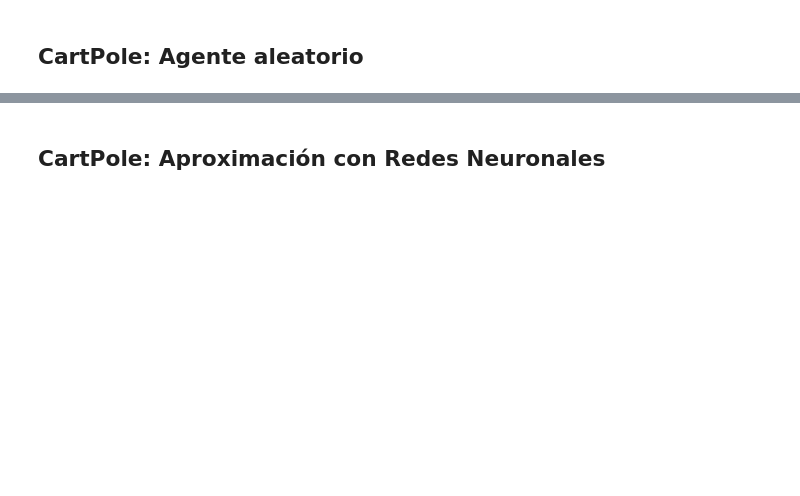
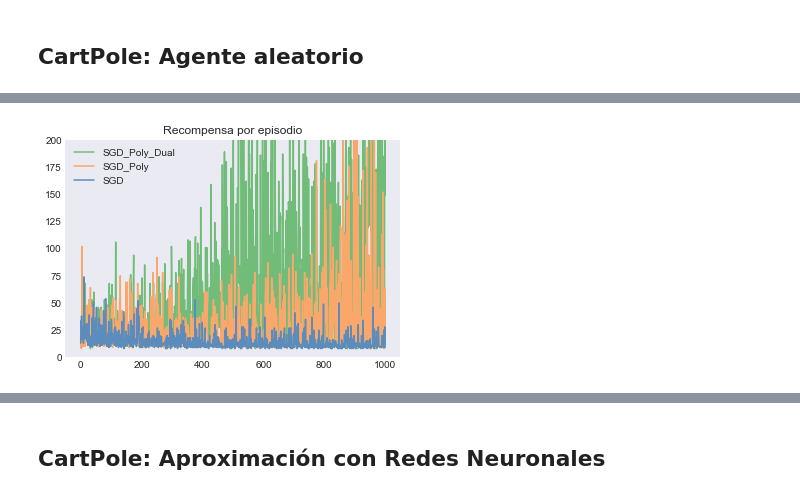
Before and after one commit to DiploDatos/AprendizajePorRefuerzos, a Jupyter notebook: Final-Lab.ipynb, the cells around one changed output, grey strips where cells are left out. Cells and saved outputs as stored; diff of their text form; code cells hidden in the pictures; blank space fills up the shorter version.

```diff
--- a/Final-Lab.ipynb
+++ b/Final-Lab.ipynb
@@ -67,0 +149,5 @@ plt.show()
+# %%
+from agents.cart_pole_approx_vf import CartPole_SGD_Poly_Dual
+
+agent = CartPole_SGD_Poly_Dual.SGDPolyDualCartPoleSolver()
+scores_SGD_Poly_Dual = agent.run()
@@ -67,0 +167,11 @@ plt.show()
+# %%
+# se muestra el reward/score optenido por episodio
+plt.plot(np.array(range(0, len(scores_SGD_Poly_Dual))), np.array(scores_SGD_Poly_Dual), label='SGD_Poly_Dual', c='#71bc78')
+plt.plot(np.array(range(0, len(scores_SGD_Poly))), np.array(scores_SGD_Poly), label='SGD_Poly', c='#faa76c')
+plt.plot(np.array(range(0, len(scores_SGD))), np.array(scores_SGD), label='SGD', c='#5c8cbc')
+plt.ylim(0, 200)
+plt.title('Recompensa por episodio')
+plt.legend(loc='upper left')
+plt.show()
+# %% [output]
+[figure, added]
```
Also changed, not shown: parts of 20 cells of this notebook.
